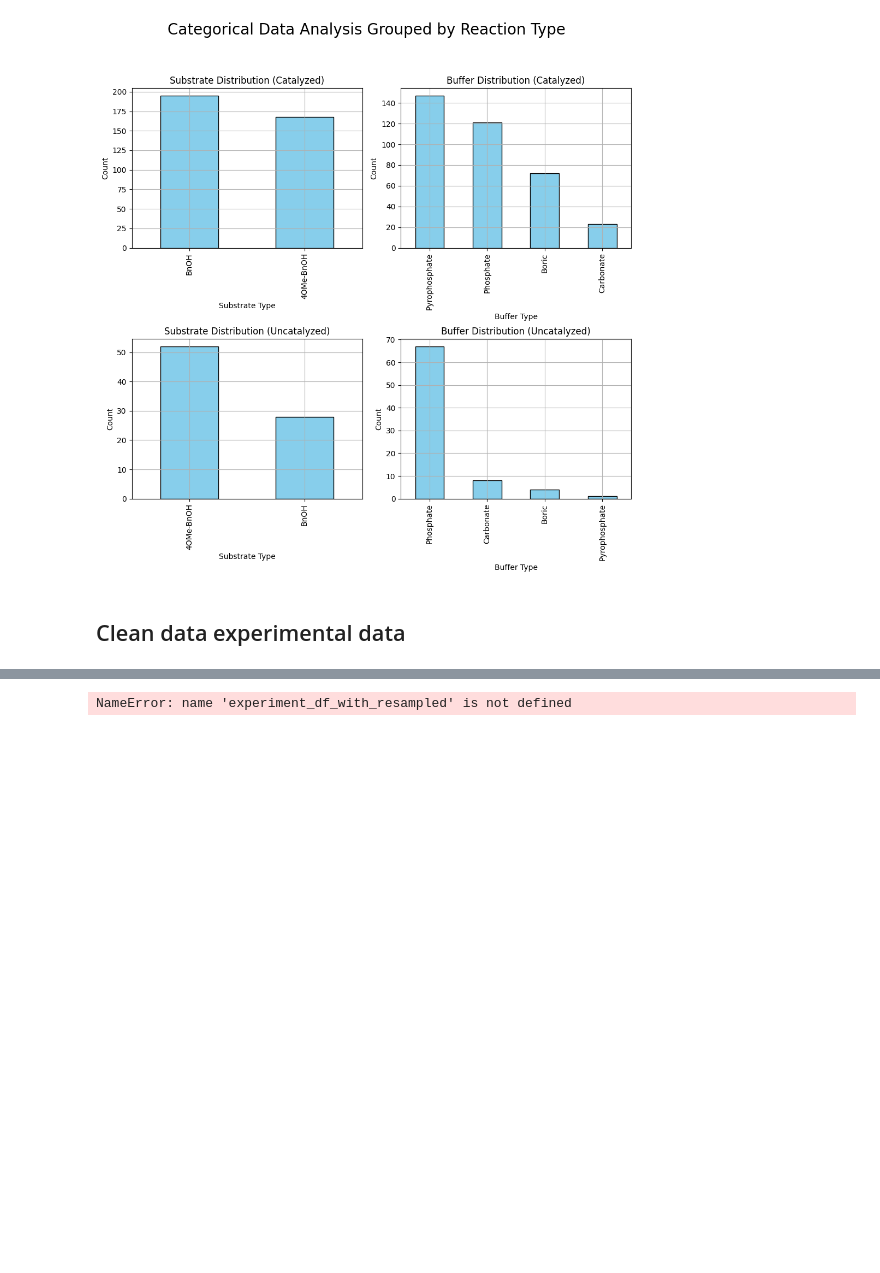
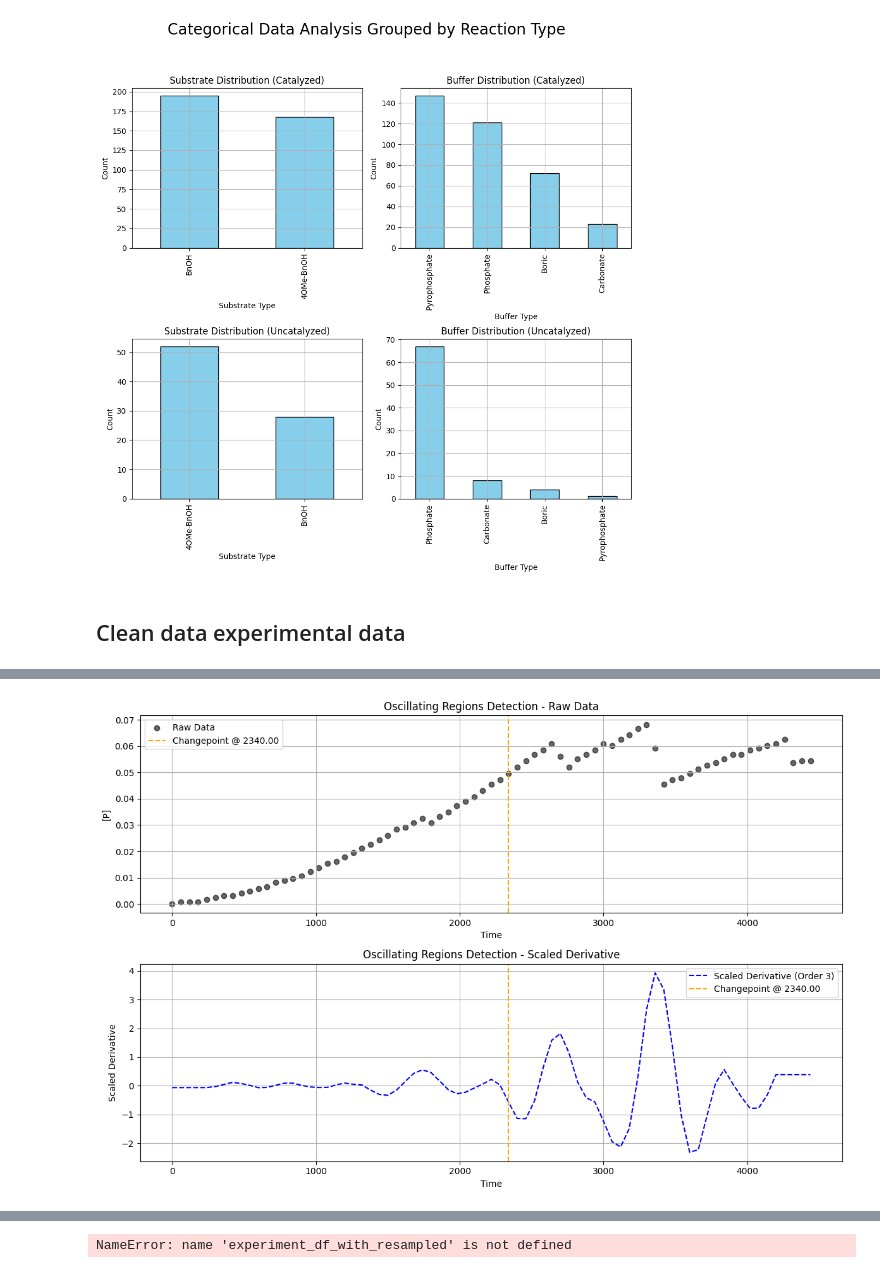
Before and after one commit to madsr2d2/masterThesis, a Jupyter notebook: masterThesis.ipynb, the cells around one changed output, grey strips where cells are left out. Saved outputs shown, nothing was run; the diff lists cells and outputs as text; code cells hidden in the pictures; blank space fills up the shorter version.

```diff
--- a/masterThesis.ipynb
+++ b/masterThesis.ipynb
@@ -1102,0 +1162,83 @@ fitted_df.head()
+# %%
+import ruptures as rpt
+def detect_oscillating_regions(t, P, model="rbf", pen=10, derivative_order=2, plot=False):
+    """
+    Detect oscillating regions in the progress curve using ruptures.
+
+    Parameters:
+    t (array): Time array.
+    P (array): Progress curve values.
+    model (str): Model to use in ruptures (e.g., "rbf", "l2").
+    pen (float): Penalty value for ruptures detection.
+    derivative_order (int): Order of the derivative to use (default is 2 for second derivative).
+    plot (bool): Whether to plot the results.
+
+    Returns:
+    list: Indices of detected changepoints.
+    """
+    # Smoothing and derivative parameters
+    data_length = len(P)
+    smoothing_fraction = 0.1  # 10% of data length
+    smoothing_window_length = max(5, round(data_length * smoothing_fraction))
+    if smoothing_window_length % 2 == 0:
+        smoothing_window_length += 1  # Ensure odd window length
+
+    polyorder = 3  # Polynomial order for the filter
+    smoothed_curve = savgol_filter(P, smoothing_window_length, polyorder)
+
+    # Compute the specified derivative
+    processed_curve = savgol_filter(smoothed_curve, smoothing_window_length, polyorder, deriv=derivative_order)
+
+    # Scale the processed curve
+    scaler = StandardScaler()
+    scaled_processed_curve = scaler.fit_transform(processed_curve.reshape(-1, 1)).flatten()
+
+    # Detect changepoints using ruptures
+    model = rpt.Pelt(model=model, min_size=10, jump=1)
+    changepoints = model.fit(scaled_processed_curve).predict(pen=pen)
+
+    # Optional plotting
+    if plot:
+        plt.figure(figsize=(12, 8))
+
+        # Plot raw data
+        plt.subplot(2, 1, 1)
+        plt.scatter(t, P, label="Raw Data", alpha=0.6, color="black")
+        for cp in changepoints:
+            if cp < len(t):
+                plt.axvline(t[cp], color="orange", linestyle="--", label=f"Changepoint @ {t[cp]:.2f}")
+        plt.xlabel("Time")
+        plt.ylabel("[P]")
+        plt.title("Oscillating Regions Detection - Raw Data")
+        plt.legend()
+        plt.grid(True)
+
+        # Plot scaled derivative curve
+        plt.subplot(2, 1, 2)
+        plt.plot(t, scaled_processed_curve, label=f"Scaled Derivative (Order {derivative_order})", linestyle="--", color="blue")
+        for cp in changepoints:
+            if cp < len(t):
+                plt.axvline(t[cp], color="orange", linestyle="--", label=f"Changepoint @ {t[cp]:.2f}")
+        plt.xlabel("Time")
+        plt.ylabel("Scaled Derivative")
+        plt.title("Oscillating Regions Detection - Scaled Derivative")
+        plt.legend()
+        plt.grid(True)
+
+        plt.tight_layout()
+        plt.show()
+
+    return changepoints
+
+
+# Example usage
+# changepoints = detect_oscillating_regions(t, P, model="rbf", pen=10, derivative_order=2, plot=True)
+
+
+# Example usage
+expr = 144
+P = data_df[(data_df['experiment'] == expr) & (data_df['sample'] == 2)].iloc[0]['[P]']['values']
+t = data_df[(data_df['experiment'] == expr) & (data_df['sample'] == 2)].iloc[0]['[P]']['time']
+changepoints = detect_oscillating_regions(t, P, model="rbf", pen=7, derivative_order=3, plot=True)
+# %% [output]
+[figure, added]
```
Also changed, not shown: parts of 42 cells of this notebook, 9 other files.
